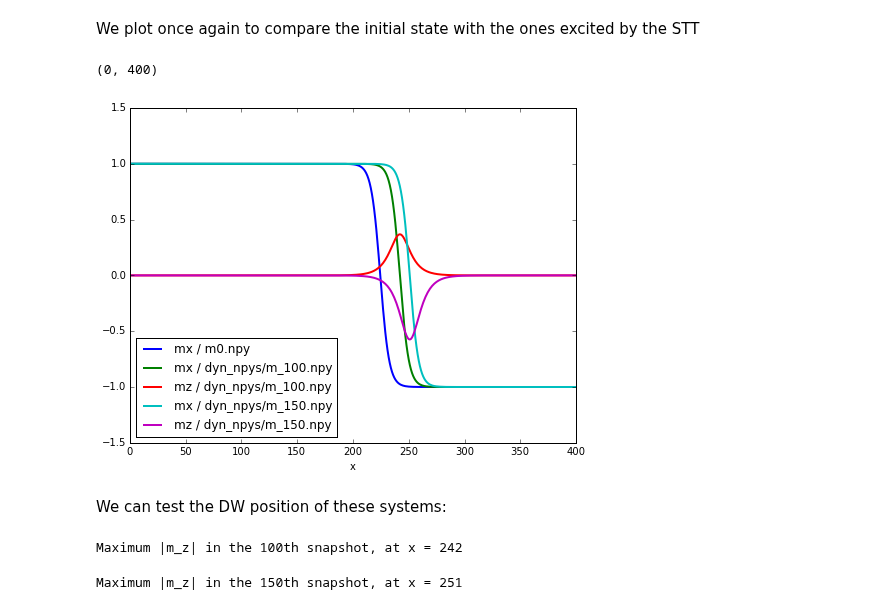
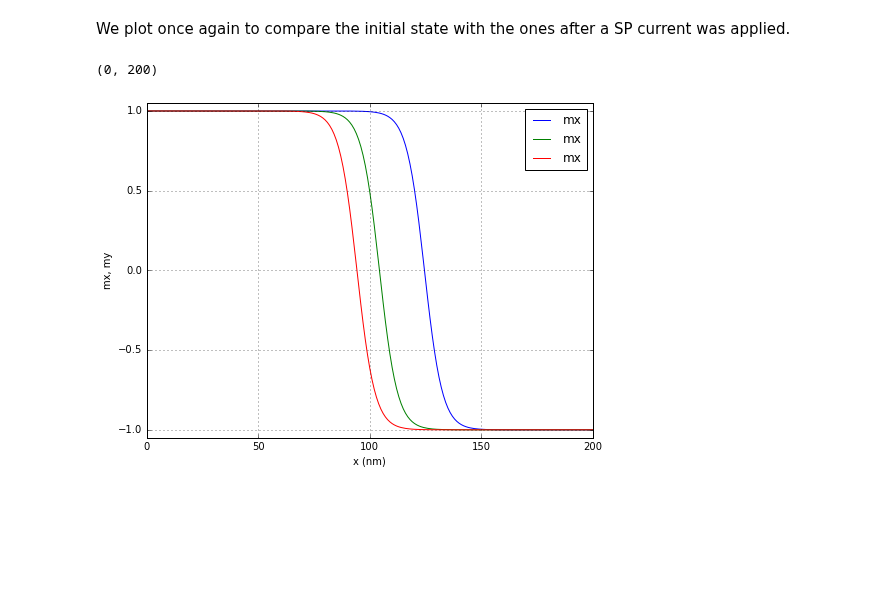
Before and after one commit to computationalmodelling/fidimag, a Jupyter notebook: doc/ipynb/STT_DW_motion.ipynb, the cells around one changed output. Cells and saved outputs as stored; diff of their text form; code cells hidden in the pictures; blank space fills up the shorter version.

```diff
--- a/doc/ipynb/STT_DW_motion.ipynb
+++ b/doc/ipynb/STT_DW_motion.ipynb
@@ -215,0 +75,20 @@ The DW is at the maximum value of $|m_z|$ or $|m_y|$, and $x$ goes from 0 to 100
+# %%
+def plot_magnetisation(components):
+    plt.figure(figsize=(8, 6))
+
+    comp = {'mx': 0, 'my': 1, 'mz': 2}
+
+    for element in components:
+        data = np.load(element[0])
+        data.shape = (-1, 3)
+
+        mc = data[:, comp[element[1]]]
+
+        # The label is the component and the file name
+        plt.plot(mc, label=element[1])
+
+    plt.legend()
+    plt.xlabel('x (nm)')
+    plt.ylabel('mx, my')
+    plt.grid()
+    plt.ylim([-1.05, 1.05])
@@ -263,37 +178,14 @@ time 1.5e-09
 # %% [markdown]
-We plot once again to compare the initial state with the ones excited by the STT
+We plot once again to compare the initial state with the ones after a SP current was applied.
 # %%
 # We can plot the m_x component for a number snapshots
 # to observe the DW motion
 # We will plot the 100th and 150th files (we can also compute
 # until the system reaches ~5 ns to improve the effect)
 plot_magnetisation([['m0.npy', 'mx'],
                     ['dyn_npys/m_100.npy', 'mx'],
-                    ['dyn_npys/m_100.npy', 'mz'],
-                    ['dyn_npys/m_150.npy', 'mx'],
-                    ['dyn_npys/m_150.npy', 'mz'],
-                    # ['dyn_npys/m_499.npy', 'mx'],
-                    # ['dyn_npys/m_499.npy', 'mz']
-                    ],
-                   # save_file='dw_motion_stt.pdf'
-                   )
-plt.legend(loc='lower left')
-plt.xlim([0, 400])
+                    ['dyn_npys/m_150.npy', 'mx']])
+plt.xlim([0, 200])
 # %% [output]
-(0, 400)
+(0, 200)
-[figure, old version]
+[figure, new version]
-# %% [markdown]
-We can test the DW position of these systems:
-# %%
-m0_z = np.load('dyn_npys/m_100.npy').reshape(-1, 3)[:, 2]
-x = np.arange(len(m0_z))
-
-print 'Maximum |m_z| in the 100th snapshot, at x =', x[np.argmax(np.abs(m0_z))]
-# %% [output]
-Maximum |m_z| in the 100th snapshot, at x = 242
-# %%
-m0_z = np.load('dyn_npys/m_150.npy').reshape(-1, 3)[:, 2]
-
-print 'Maximum |m_z| in the 150th snapshot, at x =', x[np.argmax(np.abs(m0_z))]
-# %% [output]
-Maximum |m_z| in the 150th snapshot, at x = 251
```
Also changed, not shown: parts of 50 cells of this notebook, 2 other files.
